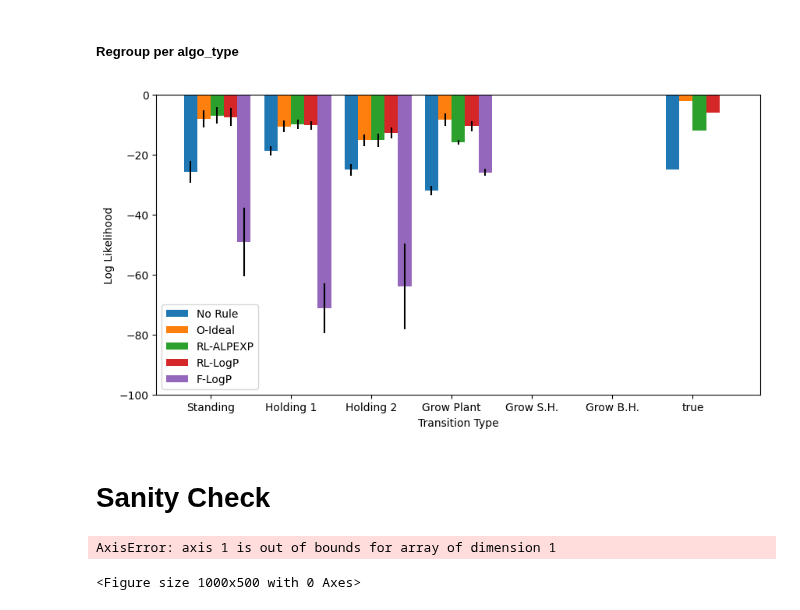
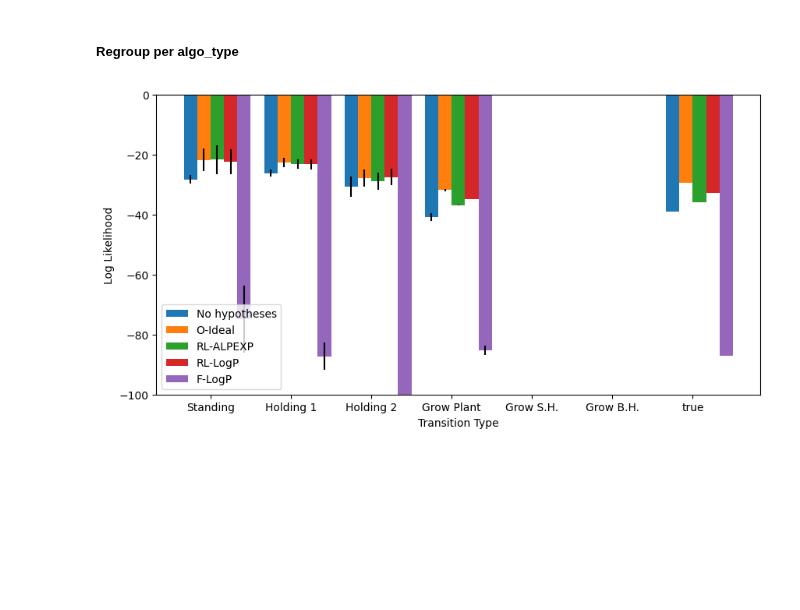
Before and after one commit to flowersteam/WorldLLM, a Jupyter notebook: plots/evaluate_worldmodel.ipynb, the cells around one changed output. Drawn from its saved outputs; the diff is of its cells as text; code cells hidden in the pictures; blank space fills up the shorter version.

Commit message:
refactor: remove useless plots

```diff
--- a/plots/evaluate_worldmodel.ipynb
+++ b/plots/evaluate_worldmodel.ipynb
@@ -98,7 +98,7 @@ def fuse_scores(name1:str, name2:str, output_name:str="fused_scores") -> None:
     print(len(all_rules), len(algorithm_used))
 # %%
 # Load the data from the file
-with open("../outputs/scores/scores.json", "r", encoding="utf-8") as f:
+with open("../outputs/scores/scores_generalization.json", "r", encoding="utf-8") as f:
     data = json.load(f)
     all_scores = data["scores"] #(nb_episodes, nb_transitions, nb_rules, nb_possibilities)
     all_rules = data["rules"] #(nb_rules)
@@ -123,7 +123,7 @@ algorithm_used= ["Random"] + algorithm_used
 # %%
 #Change algo names for plot
 algo_names_for_plot = {
-    None: "No Rule",
+    None: "No hypotheses",
     "PB": "O-Hardest",
     "CP": "O-Curriculum",
     "RB": "O-Random",
@@ -149,7 +149,7 @@ trans_names_for_plot = {"standing": "Standing", "holding1": "Holding 1", "holdin
 all_transition_type = [[[trans_names_for_plot[_tran] for _tran in transitions] for transitions in episode] for episode in all_transition_type]
 # %%
 #Filter only these algos
-ALGOS_TO_KEEP = ["No Rule", "O-Hardest","O-Curric","O-Random","O-Ideal","RL-LogP","RL-ALP","RL-ALPEXP","F-LogP","F-ALPEXP","F-ALP","F-Random","F-Ideal"]
+ALGOS_TO_KEEP = ["No hypotheses", "O-Hardest","O-Curriculum","O-Random","O-Ideal","RL-LogP","RL-ALP","RL-ALPEXP","F-LogP","F-ALPEXP","F-ALP","F-Random","F-Ideal"]
 # ALGOS_TO_KEEP = ["No Rule","O-Random","O-Ideal","O-Curriculum","O-Hardest","RL-LogP","RL-ALP","RL-ALPEXP"]
 for i in range(len(all_scores)):
     for j in range(len(all_scores[i])):
@@ -535,7 +518,7 @@ for index_rule1 in all_index_rule:
 transition_type, index = "Grow Plant", 0
 np.random.seed(0)
 shuffled_indices = np.random.permutation(len(all_types_indices[transition_type]))
-for index in range(5):
+for index in range(1):
     indices = all_types_indices[transition_type][shuffled_indices[index]]
     transition = all_transition_type[indices[0]][indices[1]]
     # Regroup transition type and true observation
@@ -584,60 +563,32 @@ The rules to predict the change based on your actions are as follows:
 ##### Regroup per algo_type
 # %%
 # Check different log probs for an example of a type:
-algo_types = ["No Rule","O-Ideal", "RL-ALPEXP", "RL-LogP","F-LogP"]
+algo_types = ["No hypotheses","O-Ideal", "RL-ALPEXP", "RL-LogP","F-LogP"]
 transition_type = "Grow Plant"
 np.random.seed(0)
 shuffled_indices = np.random.permutation(len(all_types_indices[transition_type]))
 for index in range(1):
     indices = all_types_indices[transition_type][shuffled_indices[index]]
     transition = all_transition_type[indices[0]][indices[1]]
     # Regroup transition type and true observation
     transition_type_to_index = {type: [] for type in different_transition_type+["true"]}
     for incr, type in enumerate(transition):
         if incr == all_index_true[indices[0]][indices[1]]:
             transition_type_to_index["true"].append(incr)
         else:
             transition_type_to_index[type].append(incr)
     # Plot the result for the current example
     plt.figure(figsize=(10,5))
     for incr,algo_type in enumerate(algo_types):
         mask = np.where(np.array(algorithm_used)==algo_type)[0]
         values = np.array(all_scores[indices[0]][indices[1]])[mask]
         mean_values = values.mean(axis=0)
         plt.bar([i+1/(len(algo_types)+1)*incr for i in range(len(transition_type_to_index.keys()))],[mean_values[indices].mean() for indices in transition_type_to_index.values()], yerr=[np.std(mean_values[indices], axis=0) for indices in transition_type_to_index.values()],width=1/(len(algo_types)+1))
         plt.xticks([i+0.25 for i in range(len(transition_type_to_index.keys()))], transition_type_to_index.keys(),)
     plt.ylim(-100,0)
     plt.ylabel("Log Likelihood")
     plt.xlabel("Transition Type")
     plt.legend(algo_types)
     plt.show()
 # %% [output]
-[figure, old version]
+[figure, new version]
-# %% [markdown]
-# Sanity Check
-# %%
-# Check different log probs for an example of a type:
-algo_types = ["PB","CP","RB","DB"]
-transition_type = "holding2"
-# Get all the score for the desire tranition
-flatten_score = []
-for incr_episode in range(len(all_index_true)):
-    for incr_transition in range(len(all_index_true[incr_episode])):
-        true_index = all_index_true[incr_episode][incr_transition]
-        if all_transition_type[incr_episode][incr_transition][true_index] == transition_type:
-            flatten_score.append(np.array(all_scores[incr_episode][incr_transition])[:,true_index])
-flatten_score = np.array(flatten_score).T
-# Plot the result for the current example
-plt.figure(figsize=(10,5))
-for incr,algo_type in enumerate(algo_types):
-    mask = np.where(np.array(algorithm_used)==algo_type)[0]
-    values = flatten_score[mask].mean(axis=1)
-    plt.errorbar(0, values.mean(), yerr=values.std(), label=algo_type, capsize=2, fmt='o')
-plt.ylim(-30,0)
-plt.ylabel("Log Likelihood")
-plt.xlabel("Transition Type")
-plt.legend(algo_types)
-plt.show()
-# %% [output]
-AxisError: axis 1 is out of bounds for array of dimension 1
-<Figure size 1000x500 with 0 Axes>
```
Also changed, not shown: parts of 14 cells of this notebook, 6 other files.
